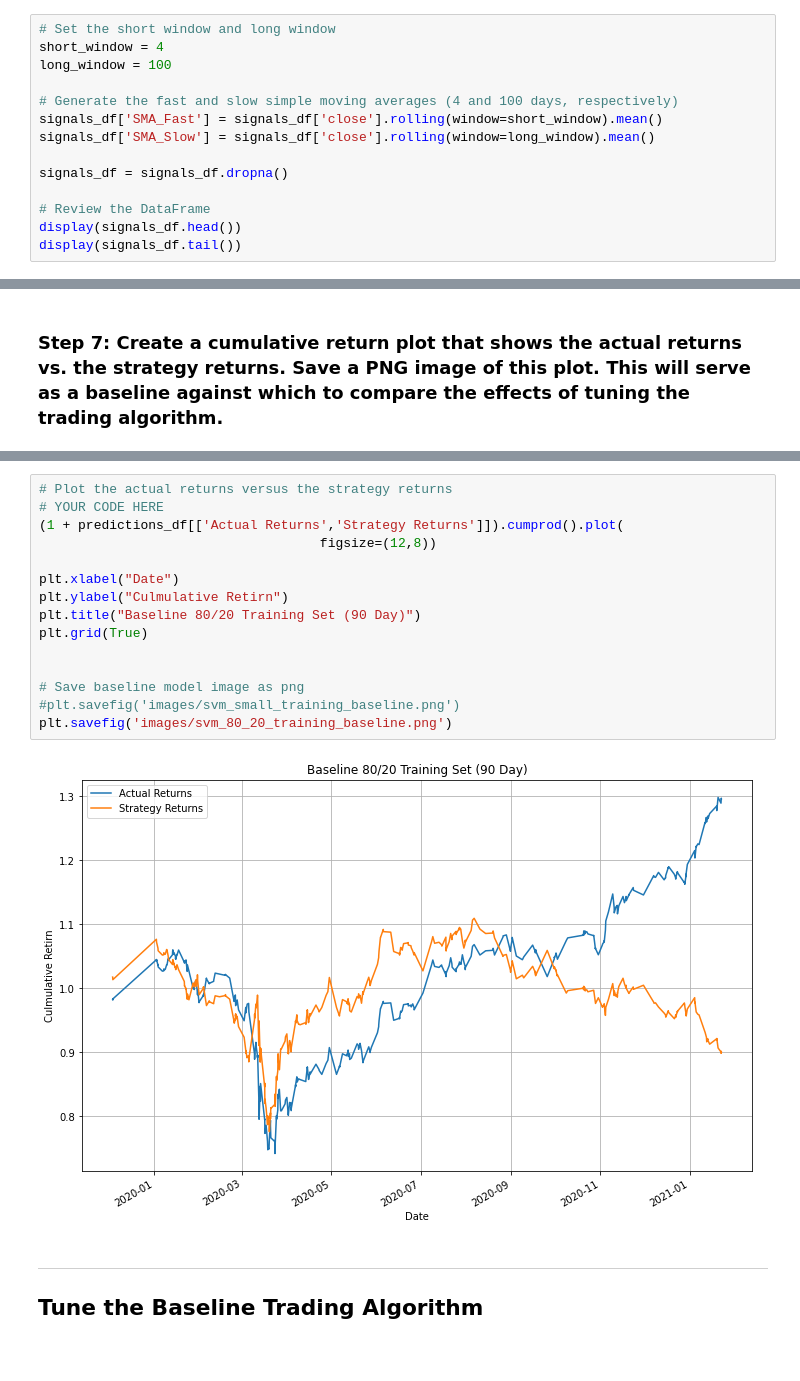
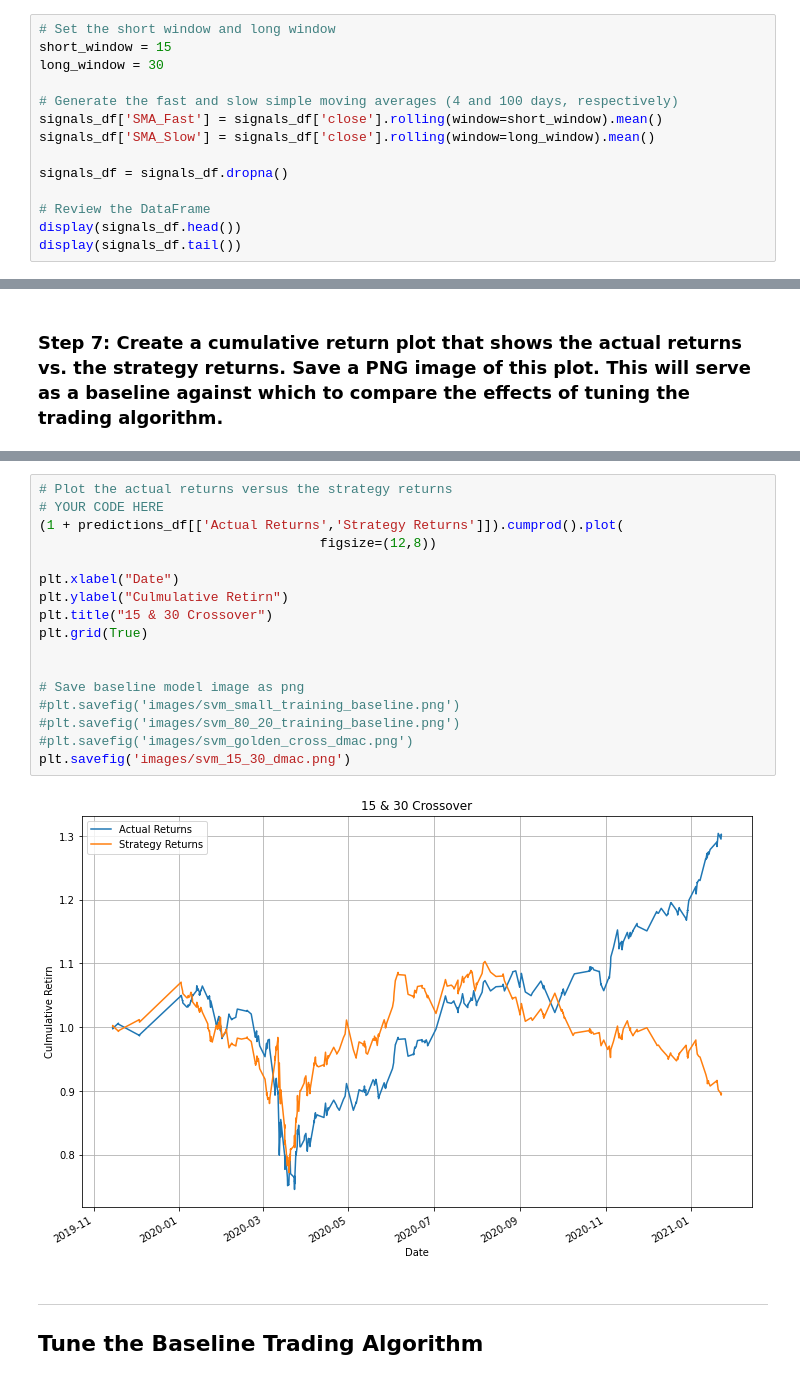
Before and after one commit to petepetersen423/m14_challenge, a Jupyter notebook: machine_learning_trading_bot.ipynb, the cells around one changed output, grey strips where cells are left out. Cells and saved outputs as stored; diff of their text form.

Commit message:
readme add the charts

```diff
--- a/machine_learning_trading_bot.ipynb
+++ b/machine_learning_trading_bot.ipynb
@@ -139,8 +139,8 @@ signals_df.shape
 ## Step 2: Generate trading signals using short- and long-window SMA values.
 # %%
 # Set the short window and long window
-short_window = 4
-long_window = 100
+short_window = 15
+long_window = 30
 
 # Generate the fast and slow simple moving averages (4 and 100 days, respectively)
 signals_df['SMA_Fast'] = signals_df['close'].rolling(window=short_window).mean()
@@ -418,20 +435,22 @@ display(predictions_df.tail())
 # %%
 # Plot the actual returns versus the strategy returns
 # YOUR CODE HERE
 (1 + predictions_df[['Actual Returns','Strategy Returns']]).cumprod().plot(
                                     figsize=(12,8))
 
 plt.xlabel("Date")
 plt.ylabel("Culmulative Retirn")
-plt.title("Baseline 80/20 Training Set (90 Day)")
+plt.title("15 & 30 Crossover")
 plt.grid(True)
 
 
 # Save baseline model image as png
 #plt.savefig('images/svm_small_training_baseline.png')
-plt.savefig('images/svm_80_20_training_baseline.png')
+#plt.savefig('images/svm_80_20_training_baseline.png')
+#plt.savefig('images/svm_golden_cross_dmac.png')
+plt.savefig('images/svm_15_30_dmac.png')
 # %% [output]
-[figure, old version]
+[figure, new version]
 # %% [markdown]
 ---
 
```
Also changed, not shown: parts of 21 cells of this notebook, 5 other files.
